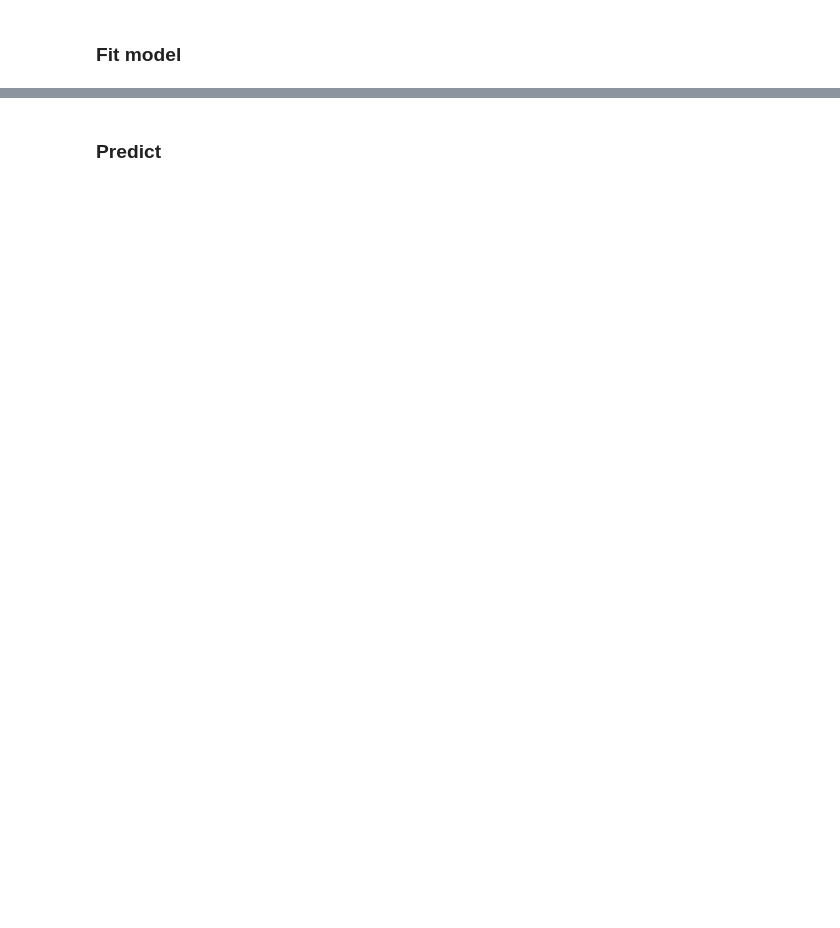
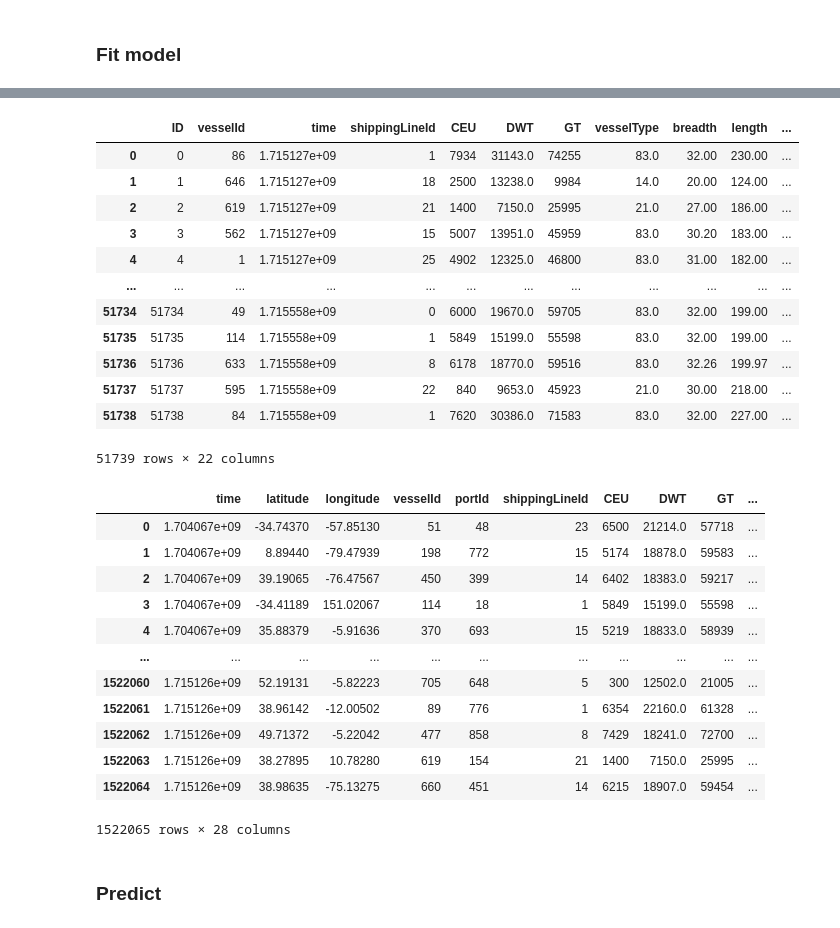
Before and after one commit to andrejvi/AIS-Vessel-Position-Prediction-ML, a Jupyter notebook: Main copy.ipynb, the cells around one changed output, grey strips where cells are left out. Cells and saved outputs as stored; diff of their text form; code cells hidden in the pictures; blank space fills up the shorter version.

```diff
--- a/Main copy.ipynb
+++ b/Main copy.ipynb
@@ -213,7 +263,0 @@ XGBRegressor(base_score=None, booster=None, callbacks=None,
-# %%
-# Predict the port_longitude and port_latitude for each vessel in testset
-preds = model.predict(test_df[features])
-test_df['port_longitude'] = preds[:, 0]
-test_df['port_latitude'] = preds[:, 1]
-
-display(test_df.head())
@@ -294,0 +328,48 @@ XGBRegressor(base_score=None, booster=None, callbacks=None,
+# %%
+
+
+# Rename "closest_port" to "portId" and "predicted_port_longitude" to "port_longitude" and "predicted_port_latitude" to "port_latitude"
+test_df = test_df.rename(columns={'closest_port': 'portId', 'predicted_port_longitude': 'port_longitude', 'predicted_port_latitude': 'port_latitude'})
+
+# Label encode transform portId
+le_portId = LabelEncoder()
+le_portId.fit(pd.concat([train_df['portId'], test_df['portId']]))
+train_df['portId'] = le_portId.transform(train_df['portId'])
+test_df['portId'] = le_portId.transform(test_df['portId'])
+
+# Label encode shippingLineId
+le_shippingLineId = LabelEncoder()
+le_shippingLineId.fit(pd.concat([train_df['shippingLineId'], test_df['shippingLineId']]))
+train_df['shippingLineId'] = le_shippingLineId.transform(train_df['shippingLineId'])
+test_df['shippingLineId'] = le_shippingLineId.transform(test_df['shippingLineId'])
+
+
+display(test_df)
+display(train_df)
+# %% [output]
+|  | ID | vesselId | time | shippingLineId | CEU | DWT | GT | vesselType | breadth | length | ... |
+| 0 | 0 | 86 | 1.715127e+09 | 1 | 7934 | 31143.0 | 74255 | 83.0 | 32.00 | 230.00 | ... |
+| 1 | 1 | 646 | 1.715127e+09 | 18 | 2500 | 13238.0 | 9984 | 14.0 | 20.00 | 124.00 | ... |
+| 2 | 2 | 619 | 1.715127e+09 | 21 | 1400 | 7150.0 | 25995 | 21.0 | 27.00 | 186.00 | ... |
+| 3 | 3 | 562 | 1.715127e+09 | 15 | 5007 | 13951.0 | 45959 | 83.0 | 30.20 | 183.00 | ... |
+| 4 | 4 | 1 | 1.715127e+09 | 25 | 4902 | 12325.0 | 46800 | 83.0 | 31.00 | 182.00 | ... |
+| ... | ... | ... | ... | ... | ... | ... | ... | ... | ... | ... | ... |
+| 51734 | 51734 | 49 | 1.715558e+09 | 0 | 6000 | 19670.0 | 59705 | 83.0 | 32.00 | 199.00 | ... |
+| 51735 | 51735 | 114 | 1.715558e+09 | 1 | 5849 | 15199.0 | 55598 | 83.0 | 32.00 | 199.00 | ... |
+| 51736 | 51736 | 633 | 1.715558e+09 | 8 | 6178 | 18770.0 | 59516 | 83.0 | 32.26 | 199.97 | ... |
+| 51737 | 51737 | 595 | 1.715558e+09 | 22 | 840 | 9653.0 | 45923 | 21.0 | 30.00 | 218.00 | ... |
+| 51738 | 51738 | 84 | 1.715558e+09 | 1 | 7620 | 30386.0 | 71583 | 83.0 | 32.00 | 227.00 | ... |
+51739 rows × 22 columns
+|  | time | latitude | longitude | vesselId | portId | shippingLineId | CEU | DWT | GT | ... |
+| 0 | 1.704067e+09 | -34.74370 | -57.85130 | 51 | 48 | 23 | 6500 | 21214.0 | 57718 | ... |
+| 1 | 1.704067e+09 | 8.89440 | -79.47939 | 198 | 772 | 15 | 5174 | 18878.0 | 59583 | ... |
+| 2 | 1.704067e+09 | 39.19065 | -76.47567 | 450 | 399 | 14 | 6402 | 18383.0 | 59217 | ... |
+| 3 | 1.704067e+09 | -34.41189 | 151.02067 | 114 | 18 | 1 | 5849 | 15199.0 | 55598 | ... |
+| 4 | 1.704067e+09 | 35.88379 | -5.91636 | 370 | 693 | 15 | 5219 | 18833.0 | 58939 | ... |
+| ... | ... | ... | ... | ... | ... | ... | ... | ... | ... | ... |
+| 1522060 | 1.715126e+09 | 52.19131 | -5.82223 | 705 | 648 | 5 | 300 | 12502.0 | 21005 | ... |
+| 1522061 | 1.715126e+09 | 38.96142 | -12.00502 | 89 | 776 | 1 | 6354 | 22160.0 | 61328 | ... |
+| 1522062 | 1.715126e+09 | 49.71372 | -5.22042 | 477 | 858 | 8 | 7429 | 18241.0 | 72700 | ... |
+| 1522063 | 1.715126e+09 | 38.27895 | 10.78280 | 619 | 154 | 21 | 1400 | 7150.0 | 25995 | ... |
+| 1522064 | 1.715126e+09 | 38.98635 | -75.13275 | 660 | 451 | 14 | 6215 | 18907.0 | 59454 | ... |
+1522065 rows × 28 columns
```
Also changed, not shown: parts of 14 cells of this notebook, 3 other files.
